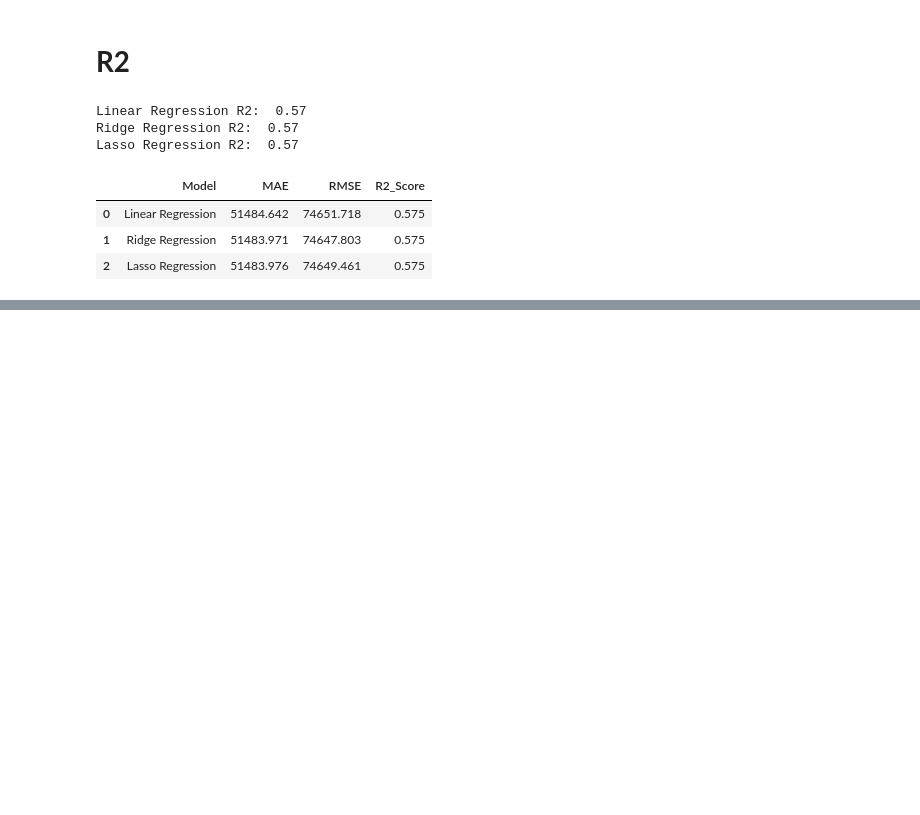
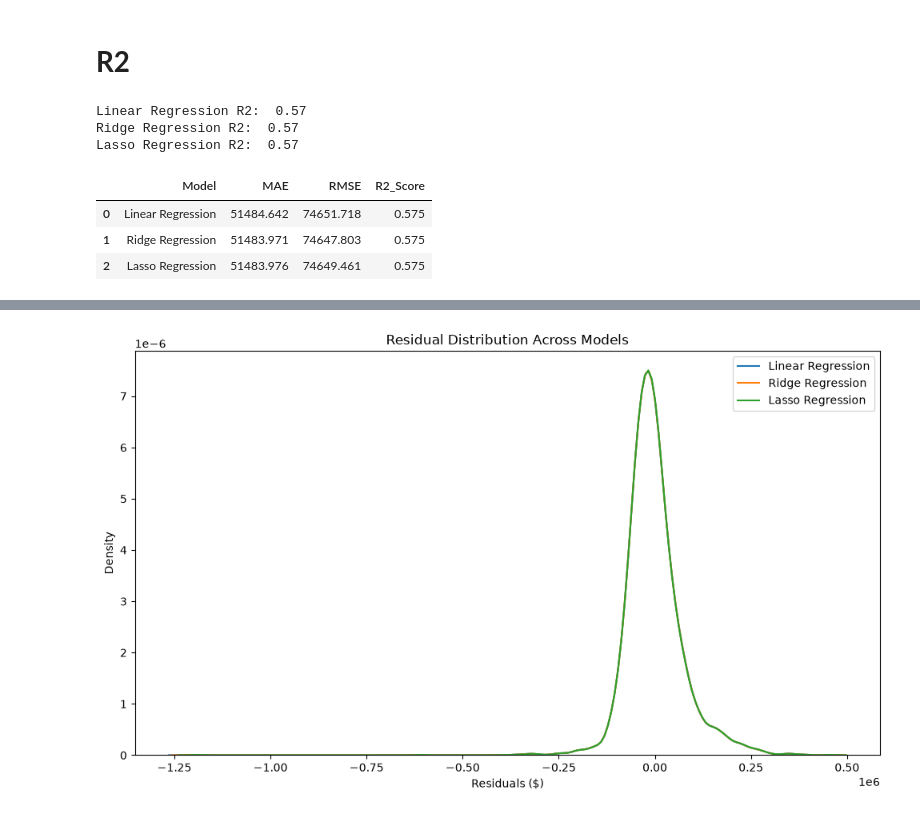
Before and after one commit to domicoco14/Datheon_Machine_Learning_-_Data_Science_Internship, a Jupyter notebook: house_price_prediction_v2.ipynb, the cells around one changed output, grey strips where cells are left out. Saved outputs shown, nothing was run; the diff lists cells and outputs as text; code cells hidden in the pictures; blank space fills up the shorter version.

```diff
--- a/house_price_prediction_v2.ipynb
+++ b/house_price_prediction_v2.ipynb
@@ -369,0 +496,19 @@ display(results_df.round(3))
+# %%
+residuals_linear = y_test - y_pred_linear
+residuals_ridge = y_test - y_pred_ridge
+residuals_lasso = y_test - y_pred_lasso
+# %%
+plt.figure(figsize=(10, 6))
+
+sns.kdeplot(residuals_linear, label="Linear Regression")
+sns.kdeplot(residuals_ridge, label="Ridge Regression")
+sns.kdeplot(residuals_lasso, label="Lasso Regression")
+
+plt.xlabel("Residuals ($)")
+plt.ylabel("Density")
+plt.title("Residual Distribution Across Models")
+plt.legend()
+plt.tight_layout()
+plt.show()
+# %% [output]
+[figure, added]
```
Also changed, not shown: parts of 23 cells of this notebook.
